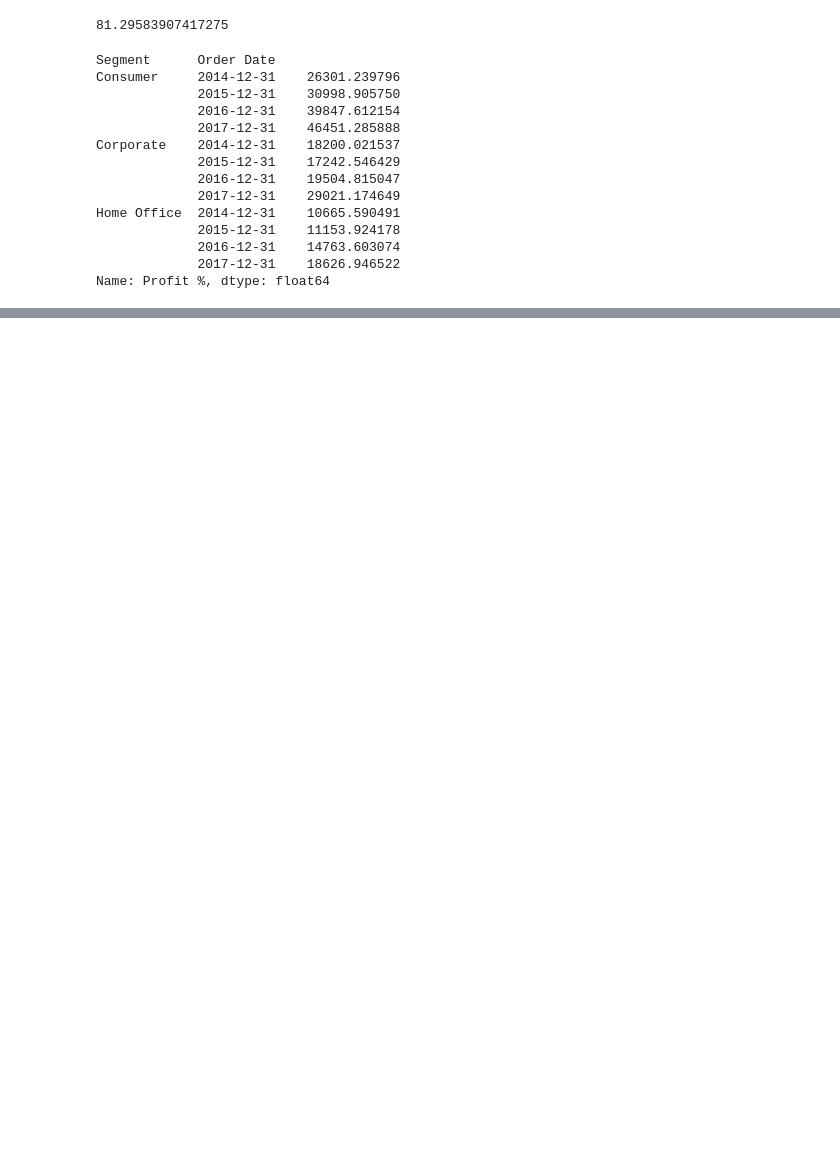
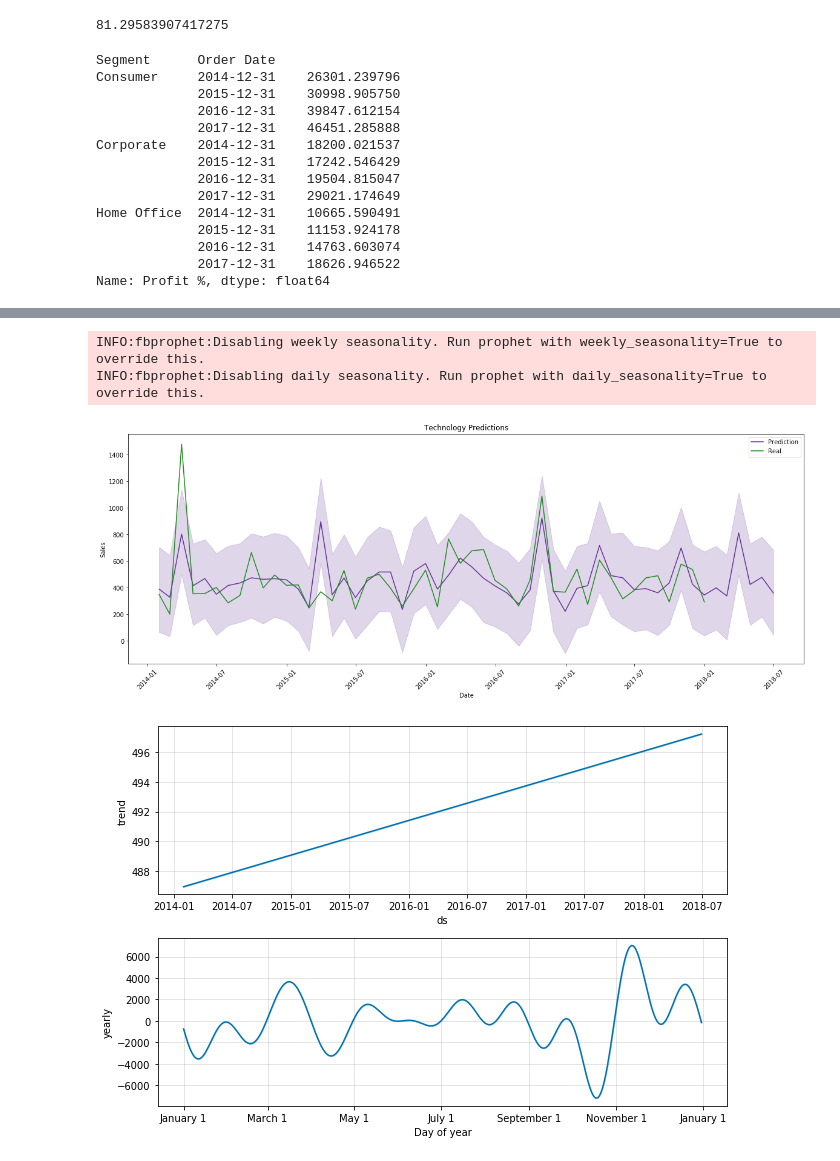
Before and after one commit to jamontanac/Hexagon-Test, a Jupyter notebook: Super store.ipynb, the cells around one changed output, grey strips where cells are left out. Cells and saved outputs as stored; diff of their text form; code cells hidden in the pictures; blank space fills up the shorter version.

```diff
--- a/Super store.ipynb
+++ b/Super store.ipynb
@@ -190,0 +175,4 @@ def get_prophet
+# %%
+furniture=df.reset_index()[['Order Date', 'Furniture']]
+technology = df.reset_index()[['Order Date', 'Technology']]
+office = df.reset_index()[['Order Date', 'Office Supplies']]
@@ -190,0 +210,7 @@ def get_prophet
+# %%
+Plot_predictions(technology,'Order Date', 'Technology')
+# %% [output]
+INFO:fbprophet:Disabling weekly seasonality. Run prophet with weekly_seasonality=True to override this.
+INFO:fbprophet:Disabling daily seasonality. Run prophet with daily_seasonality=True to override this.
+[figure, added]
+[figure, added]
```
Also changed, not shown: parts of 32 cells of this notebook, 1 other file.
